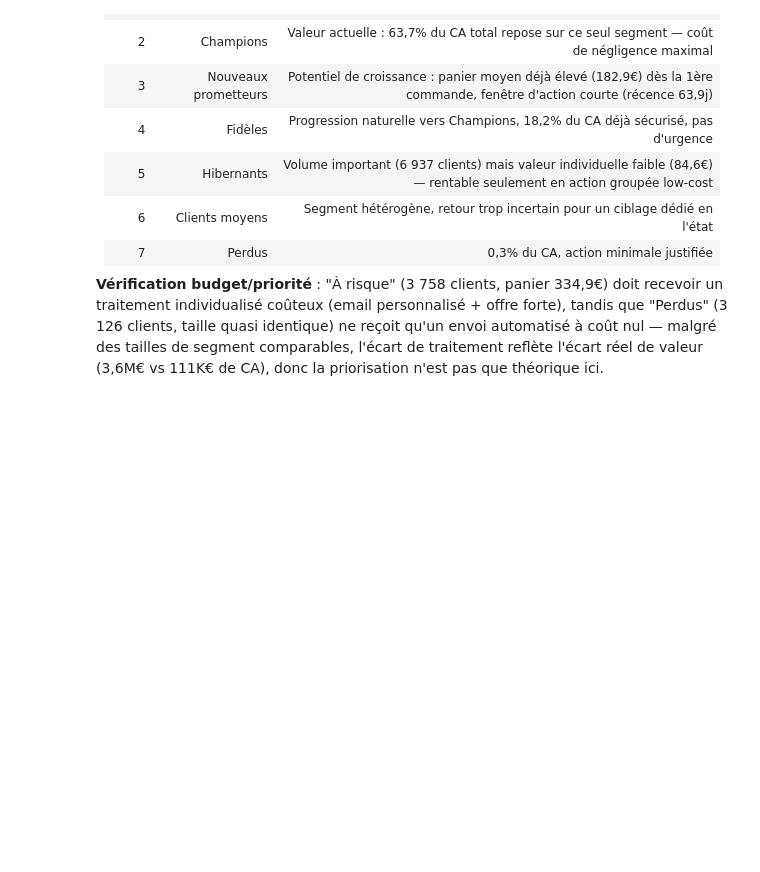
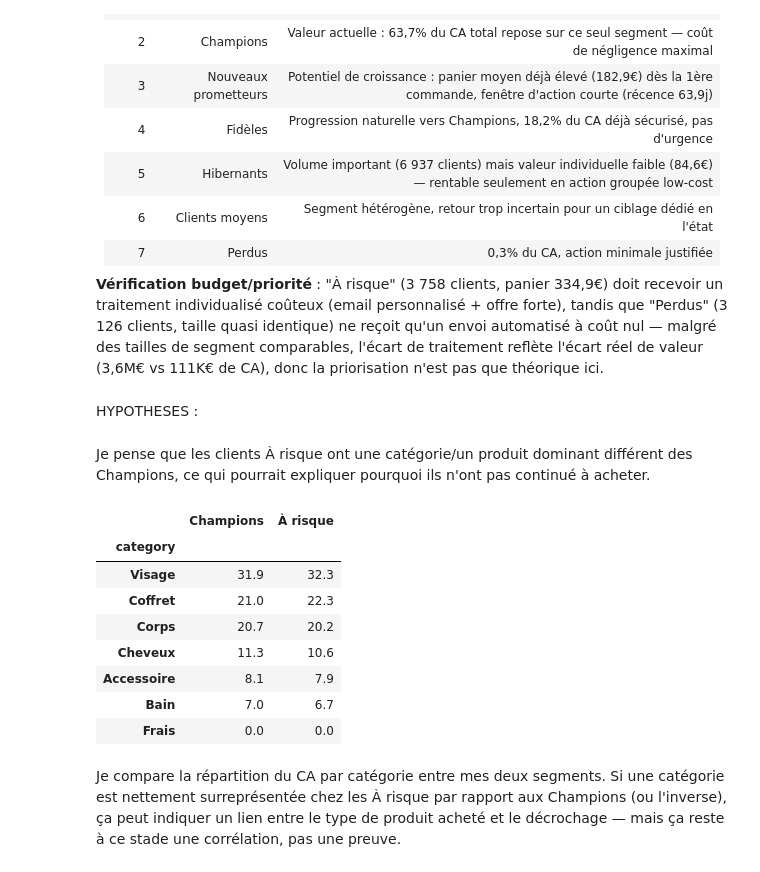
Before and after one commit to AnjaraAndriatseheno/Projet_CRM, a Jupyter notebook: TP2.ipynb, the cells around one changed output. Cells and saved outputs as stored; diff of their text form; code cells hidden in the pictures; blank space fills up the shorter version.

```diff
--- a/TP2.ipynb
+++ b/TP2.ipynb
@@ -357,3 +357,33 @@ Ne correspond à aucune règle ci-dessus — segment "par défaut" pour éviter
 **Vérification budget/priorité** : "À risque" (3 758 clients, panier 334,9€) doit recevoir un traitement individualisé coûteux (email personnalisé + offre forte), tandis que "Perdus" (3 126 clients, taille quasi identique) ne reçoit qu'un envoi automatisé à coût nul — malgré des tailles de segment comparables, l'écart de traitement reflète l'écart réel de valeur (3,6M€ vs 111K€ de CA), donc la priorisation n'est pas que théorique ici.
 # %%
 customers_rfm.to_csv("customers_rfm_final.csv", index=False)
+# %% [markdown]
+HYPOTHESES :
+# %% [markdown]
+Je pense que les clients À risque ont une catégorie/un produit dominant différent des Champions, ce qui pourrait expliquer pourquoi ils n'ont pas continué à acheter.
+# %%
+# Je récupère les customer_id de chaque segment
+champions_ids = customers_rfm[customers_rfm["segment"] == "Champions"]["customer_id"]
+at_risk_ids = customers_rfm[customers_rfm["segment"] == "À risque"]["customer_id"]
+
+# Je regarde la répartition des catégories achetées pour chaque groupe
+champions_categories = transactions_clean[transactions_clean["customer_id"].isin(champions_ids)]
+at_risk_categories = transactions_clean[transactions_clean["customer_id"].isin(at_risk_ids)]
+
+champions_cat_pct = (champions_categories.groupby("category")["line_total"].sum() / champions_categories["line_total"].sum() * 100).sort_values(ascending=False)
+at_risk_cat_pct = (at_risk_categories.groupby("category")["line_total"].sum() / at_risk_categories["line_total"].sum() * 100).sort_values(ascending=False)
+
+comparison_cat = pd.DataFrame({"Champions": champions_cat_pct, "À risque": at_risk_cat_pct}).round(1)
+comparison_cat
+# %% [output]
+|  | Champions | À risque |
+| category |  |  |
+| Visage | 31.9 | 32.3 |
+| Coffret | 21.0 | 22.3 |
+| Corps | 20.7 | 20.2 |
+| Cheveux | 11.3 | 10.6 |
+| Accessoire | 8.1 | 7.9 |
+| Bain | 7.0 | 6.7 |
+| Frais | 0.0 | 0.0 |
+# %% [markdown]
+Je compare la répartition du CA par catégorie entre mes deux segments. Si une catégorie est nettement surreprésentée chez les À risque par rapport aux Champions (ou l'inverse), ça peut indiquer un lien entre le type de produit acheté et le décrochage — mais ça reste à ce stade une corrélation, pas une preuve.
```
Also changed, not shown: parts of 5 cells of this notebook.
